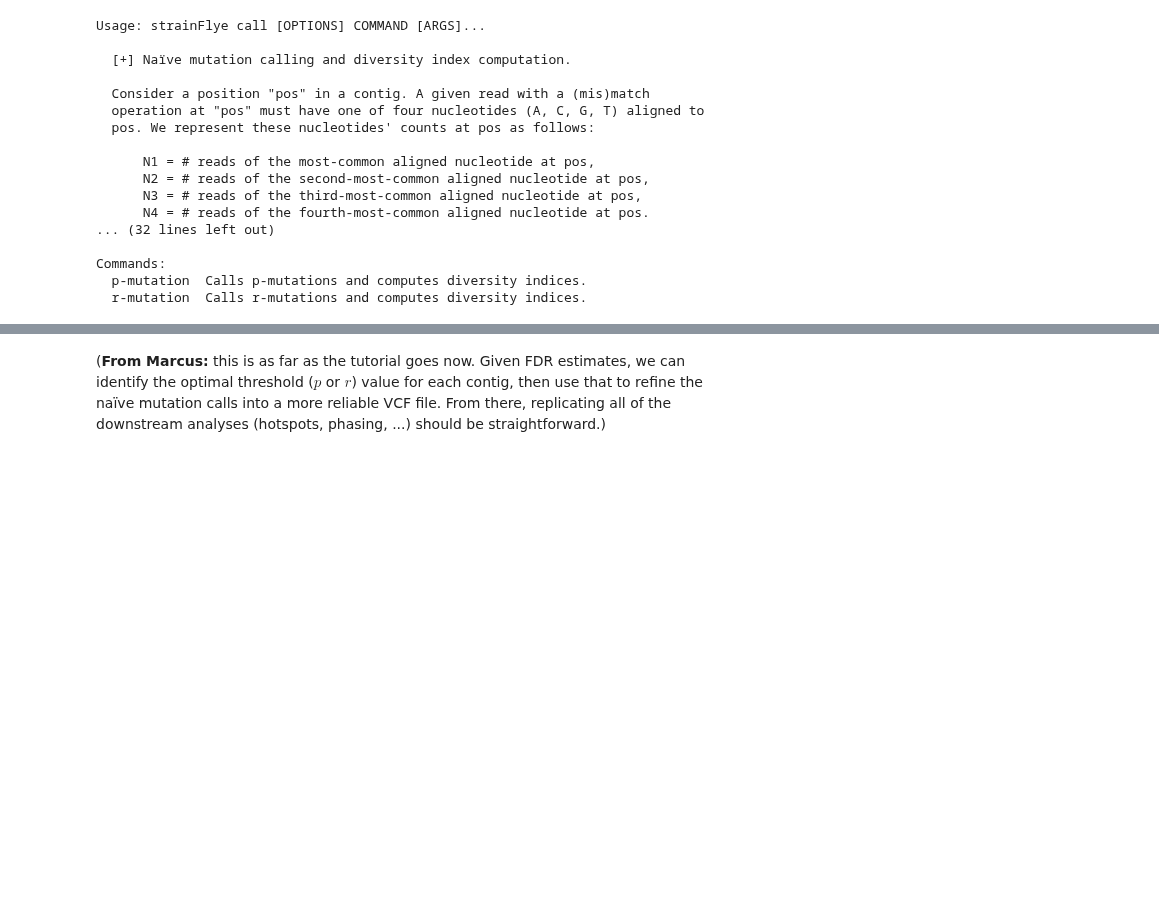
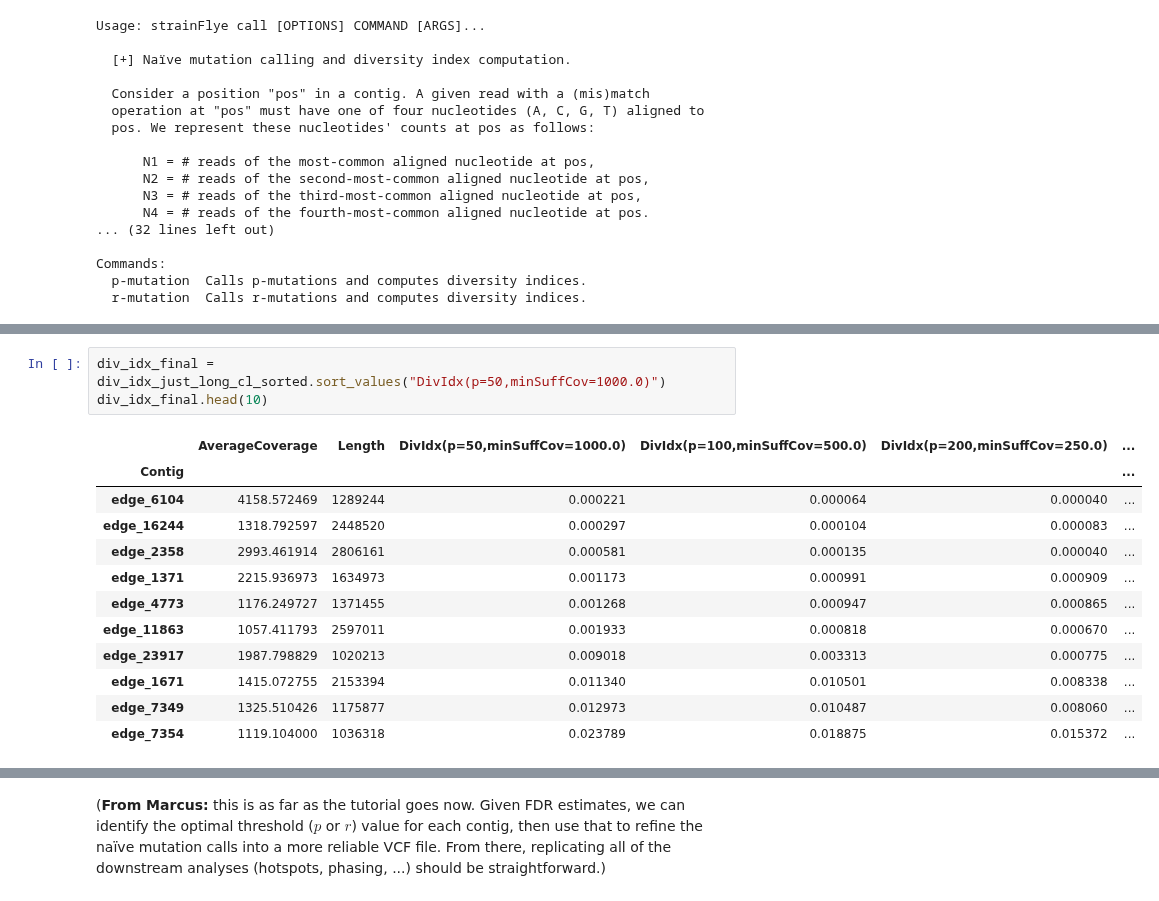
Before and after one commit to fedarko/strainFlye, a Jupyter notebook: docs/SheepGutExample.ipynb, the cells around one changed output, grey strips where cells are left out. Saved outputs shown, nothing was run; the diff lists cells and outputs as text; blank space fills up the shorter version.

```diff
--- a/docs/SheepGutExample.ipynb
+++ b/docs/SheepGutExample.ipynb
@@ -193,0 +247,16 @@ We can provide these diversity indices to strainFlye's `fdr` command, and it wil
+# %%
+div_idx_final = div_idx_just_long_cl_sorted.sort_values("DivIdx(p=50,minSuffCov=1000.0)")
+div_idx_final.head(10)
+# %% [output]
+|  | AverageCoverage | Length | DivIdx(p=50,minSuffCov=1000.0) | DivIdx(p=100,minSuffCov=500.0) | DivIdx(p=200,minSuffCov=250.0) | ... |
+| Contig |  |  |  |  |  | ... |
+| edge_6104 | 4158.572469 | 1289244 | 0.000221 | 0.000064 | 0.000040 | ... |
+| edge_16244 | 1318.792597 | 2448520 | 0.000297 | 0.000104 | 0.000083 | ... |
+| edge_2358 | 2993.461914 | 2806161 | 0.000581 | 0.000135 | 0.000040 | ... |
+| edge_1371 | 2215.936973 | 1634973 | 0.001173 | 0.000991 | 0.000909 | ... |
+| edge_4773 | 1176.249727 | 1371455 | 0.001268 | 0.000947 | 0.000865 | ... |
+| edge_11863 | 1057.411793 | 2597011 | 0.001933 | 0.000818 | 0.000670 | ... |
+| edge_23917 | 1987.798829 | 1020213 | 0.009018 | 0.003313 | 0.000775 | ... |
+| edge_1671 | 1415.072755 | 2153394 | 0.011340 | 0.010501 | 0.008338 | ... |
+| edge_7349 | 1325.510426 | 1175877 | 0.012973 | 0.010487 | 0.008060 | ... |
+| edge_7354 | 1119.104000 | 1036318 | 0.023789 | 0.018875 | 0.015372 | ... |
```
Also changed, not shown: parts of 21 cells of this notebook.
